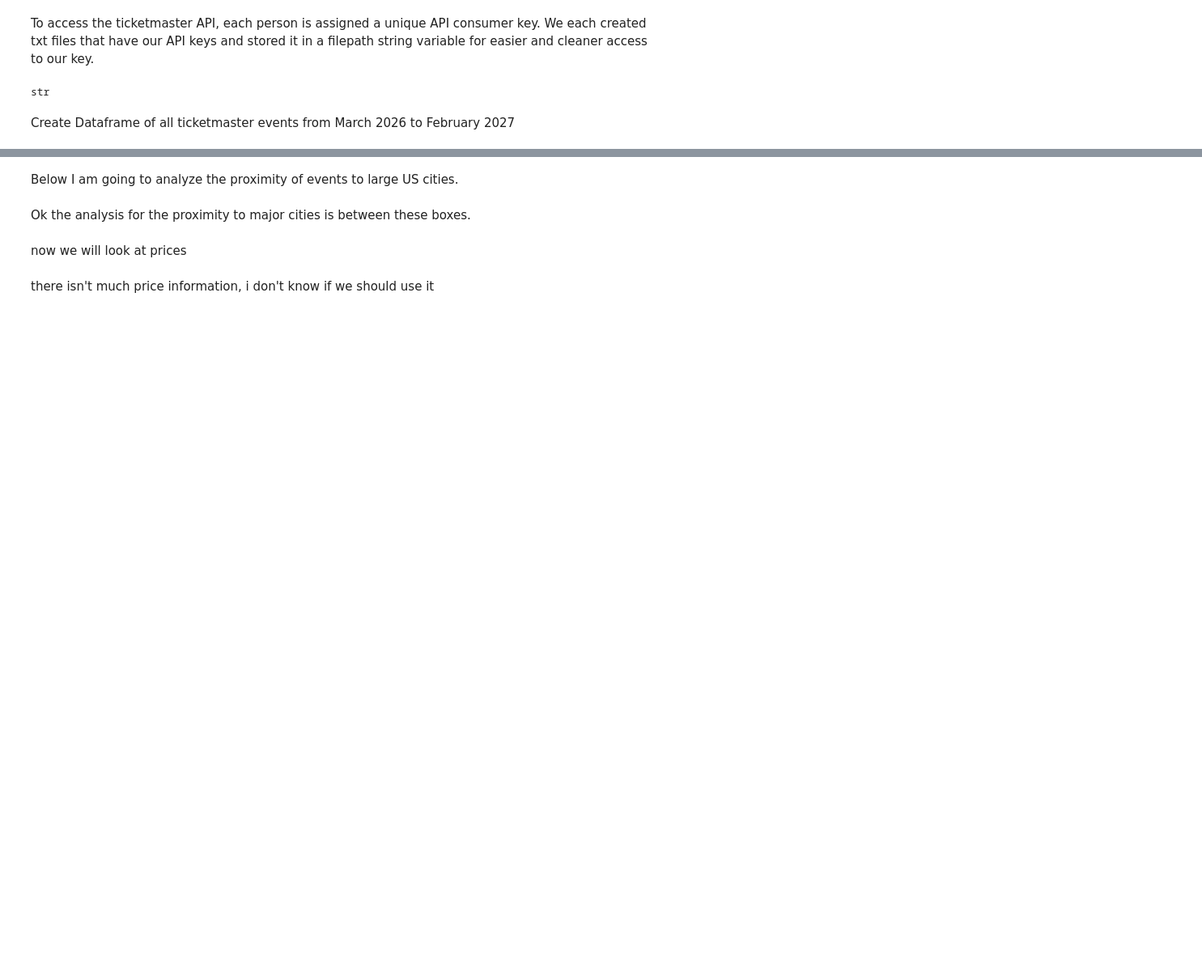
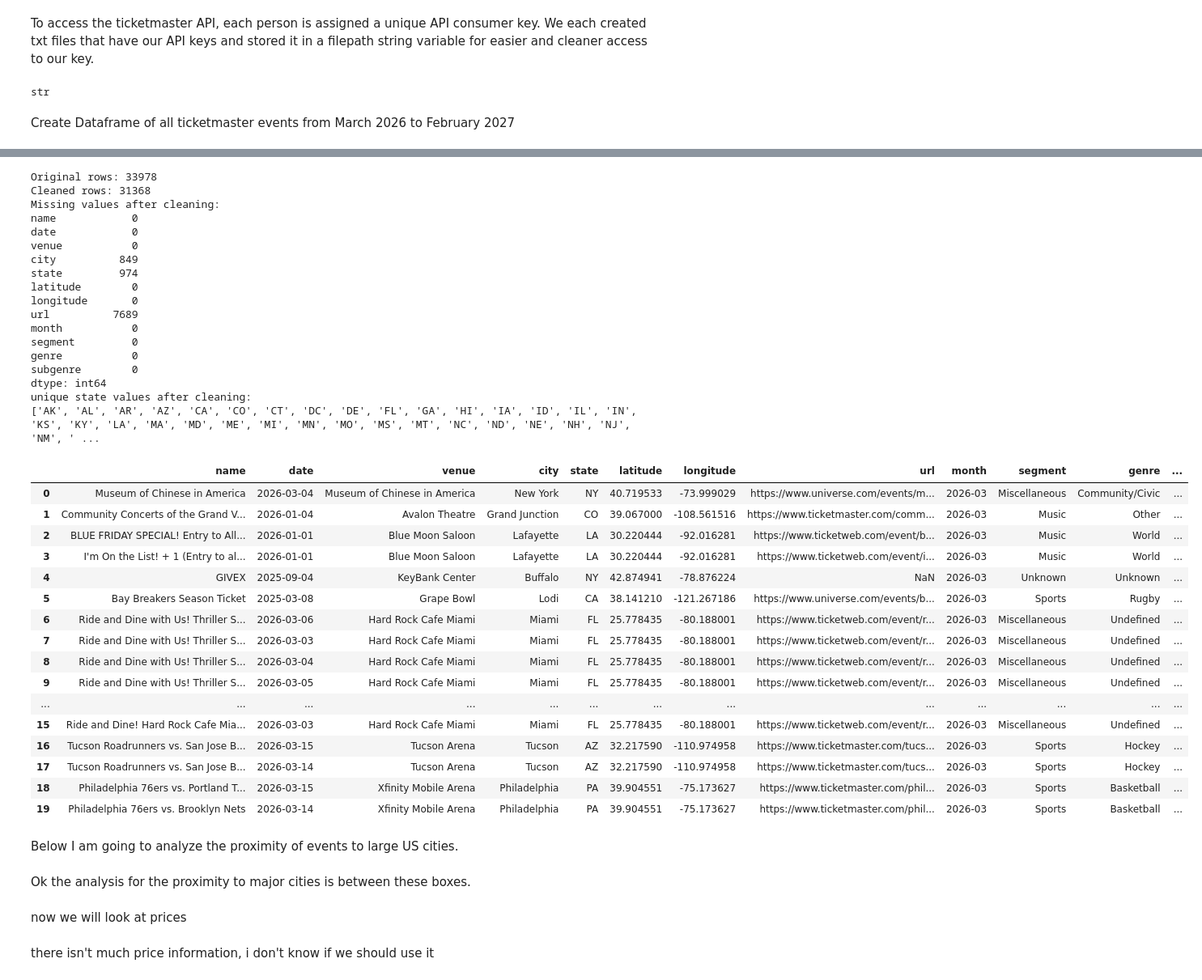
Before and after one commit to peytonmlee/STA141B-Project, a Jupyter notebook: proj.ipynb, the cells around one changed output, grey strips where cells are left out. Shown at 81% size. Cells and saved outputs as stored; diff of their text form; code cells hidden in the pictures; blank space fills up the shorter version.

Commit message:
cleaned classified_ticketmaster_events csv, and made a new output csv file that contains cleaned data to be used later

```diff
--- a/proj.ipynb
+++ b/proj.ipynb
@@ -228,0 +318,49 @@ events_df.to_sql("events", conn, index=False, if_exists="replace")
+# %%
+# checking cleaned data
+# NOTE: CITY AND STATE STILL HAVE UNKNOWNS, BUT THEY ALSO HAVE LAT AND LONG COORDINATES, so they exist and are lowkey valid??
+
+print("Original rows:", len(events_df))
+print("Cleaned rows:", len(events_clean))
+print("Missing values after cleaning:")
+print(events_clean.isna().sum())
+
+print("unique state values after cleaning:")
+print(sorted(events_clean["state"].dropna().unique()))
+
+events_clean.head(20)
+# %% [output]
+Original rows: 33978
+Cleaned rows: 31368
+Missing values after cleaning:
+name            0
+date            0
+venue           0
+city          849
+state         974
+latitude        0
+longitude       0
+url          7689
+month           0
+segment         0
+genre           0
+subgenre        0
+dtype: int64
+unique state values after cleaning:
+['AK', 'AL', 'AR', 'AZ', 'CA', 'CO', 'CT', 'DC', 'DE', 'FL', 'GA', 'HI', 'IA', 'ID', 'IL', 'IN', 'KS', 'KY', 'LA', 'MA', 'MD', 'ME', 'MI', 'MN', 'MO', 'MS', 'MT', 'NC', 'ND', 'NE', 'NH', 'NJ', 'NM', ' ...
+|  | name | date | venue | city | state | latitude | longitude | url | month | segment | genre | ... |
+| 0 | Museum of Chinese in America | 2026-03-04 | Museum of Chinese in America | New York | NY | 40.719533 | -73.999029 | https://www.universe.com/events/m... | 2026-03 | Miscellaneous | Community/Civic | ... |
+| 1 | Community Concerts of the Grand V... | 2026-01-04 | Avalon Theatre | Grand Junction | CO | 39.067000 | -108.561516 | https://www.ticketmaster.com/comm... | 2026-03 | Music | Other | ... |
+| 2 | BLUE FRIDAY SPECIAL! Entry to All... | 2026-01-01 | Blue Moon Saloon | Lafayette | LA | 30.220444 | -92.016281 | https://www.ticketweb.com/event/b... | 2026-03 | Music | World | ... |
+| 3 | I'm On the List! + 1 (Entry to al... | 2026-01-01 | Blue Moon Saloon | Lafayette | LA | 30.220444 | -92.016281 | https://www.ticketweb.com/event/i... | 2026-03 | Music | World | ... |
+| 4 | GIVEX | 2025-09-04 | KeyBank Center | Buffalo | NY | 42.874941 | -78.876224 | NaN | 2026-03 | Unknown | Unknown | ... |
+| 5 | Bay Breakers Season Ticket | 2025-03-08 | Grape Bowl | Lodi | CA | 38.141210 | -121.267186 | https://www.universe.com/events/b... | 2026-03 | Sports | Rugby | ... |
+| 6 | Ride and Dine with Us! Thriller S... | 2026-03-06 | Hard Rock Cafe Miami | Miami | FL | 25.778435 | -80.188001 | https://www.ticketweb.com/event/r... | 2026-03 | Miscellaneous | Undefined | ... |
+| 7 | Ride and Dine with Us! Thriller S... | 2026-03-03 | Hard Rock Cafe Miami | Miami | FL | 25.778435 | -80.188001 | https://www.ticketweb.com/event/r... | 2026-03 | Miscellaneous | Undefined | ... |
+| 8 | Ride and Dine with Us! Thriller S... | 2026-03-04 | Hard Rock Cafe Miami | Miami | FL | 25.778435 | -80.188001 | https://www.ticketweb.com/event/r... | 2026-03 | Miscellaneous | Undefined | ... |
+| 9 | Ride and Dine with Us! Thriller S... | 2026-03-05 | Hard Rock Cafe Miami | Miami | FL | 25.778435 | -80.188001 | https://www.ticketweb.com/event/r... | 2026-03 | Miscellaneous | Undefined | ... |
+| ... | ... | ... | ... | ... | ... | ... | ... | ... | ... | ... | ... | ... |
+| 15 | Ride and Dine! Hard Rock Cafe Mia... | 2026-03-03 | Hard Rock Cafe Miami | Miami | FL | 25.778435 | -80.188001 | https://www.ticketweb.com/event/r... | 2026-03 | Miscellaneous | Undefined | ... |
+| 16 | Tucson Roadrunners vs. San Jose B... | 2026-03-15 | Tucson Arena | Tucson | AZ | 32.217590 | -110.974958 | https://www.ticketmaster.com/tucs... | 2026-03 | Sports | Hockey | ... |
+| 17 | Tucson Roadrunners vs. San Jose B... | 2026-03-14 | Tucson Arena | Tucson | AZ | 32.217590 | -110.974958 | https://www.ticketmaster.com/tucs... | 2026-03 | Sports | Hockey | ... |
+| 18 | Philadelphia 76ers vs. Portland T... | 2026-03-15 | Xfinity Mobile Arena | Philadelphia | PA | 39.904551 | -75.173627 | https://www.ticketmaster.com/phil... | 2026-03 | Sports | Basketball | ... |
+| 19 | Philadelphia 76ers vs. Brooklyn Nets | 2026-03-14 | Xfinity Mobile Arena | Philadelphia | PA | 39.904551 | -75.173627 | https://www.ticketmaster.com/phil... | 2026-03 | Sports | Basketball | ... |
```
Also changed, not shown: parts of 7 cells of this notebook, 1 other file.
